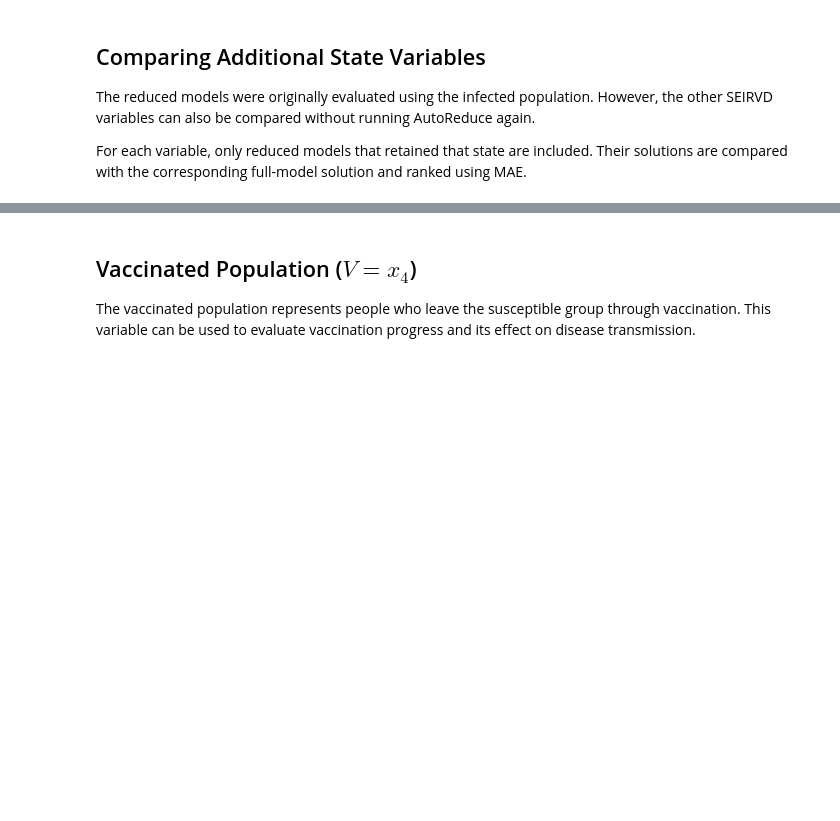
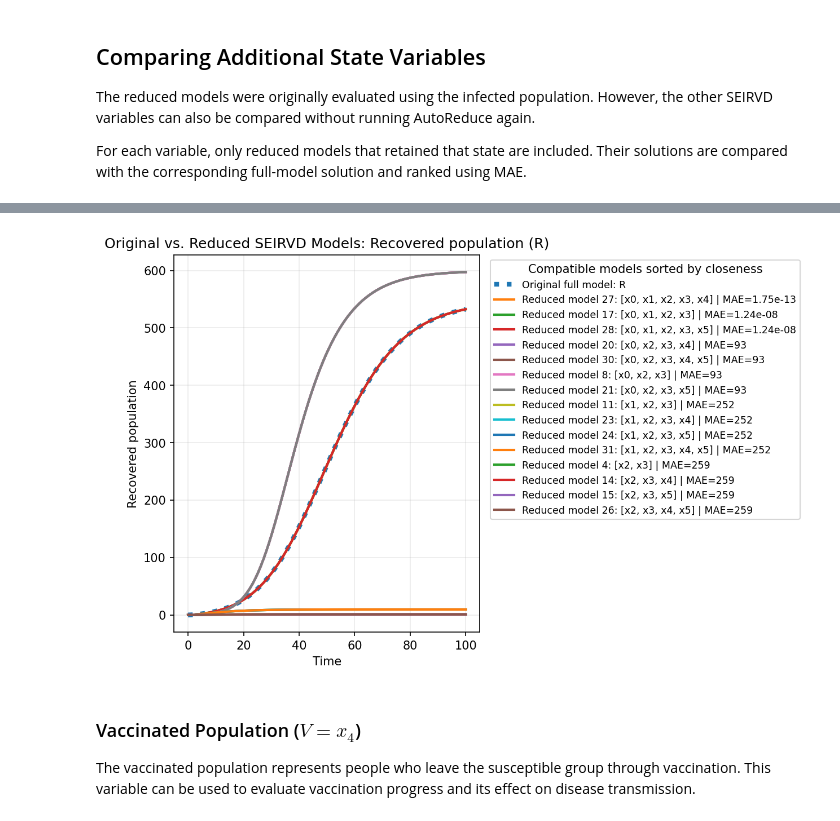
Before and after one commit to ayush9pandey/AutoReduce, a Jupyter notebook: examples/biological/SEIRVD_Model_Example.ipynb, the cells around one changed output, grey strips where cells are left out. Saved outputs shown, nothing was run; the diff lists cells and outputs as text; code cells hidden in the pictures; blank space fills up the shorter version.

```diff
--- a/examples/biological/SEIRVD_Model_Example.ipynb
+++ b/examples/biological/SEIRVD_Model_Example.ipynb
@@ -549,8 +640,13 @@ exposed_results = plot_reduced_models_for_state(1)
 The recovered population represents people who have moved out of the infected group. Tracking this variable helps measure recovery and the cumulative effect of the outbreak.
 # %%
 recovered_results = plot_reduced_models_for_state(3)
+# %%
+# Static Matplotlib equivalent for GitHub
+plot_reduced_models_for_state_static(3, recovered_results)
+# %% [output]
+[figure, added]
 # %% [markdown]
-## Vaccinated Population ($V=x_4$)
+### Vaccinated Population ($V=x_4$)
 
 The vaccinated population represents people who leave the susceptible group through vaccination. This variable can be used to evaluate vaccination progress and its effect on disease transmission.
 # %%
```
Also changed, not shown: parts of 17 cells of this notebook.
